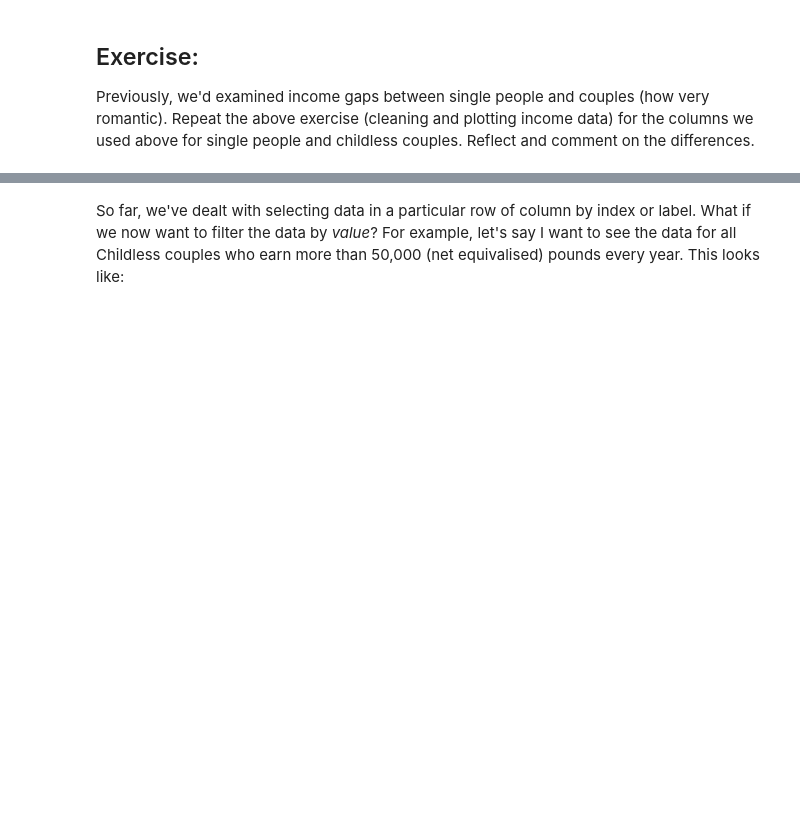
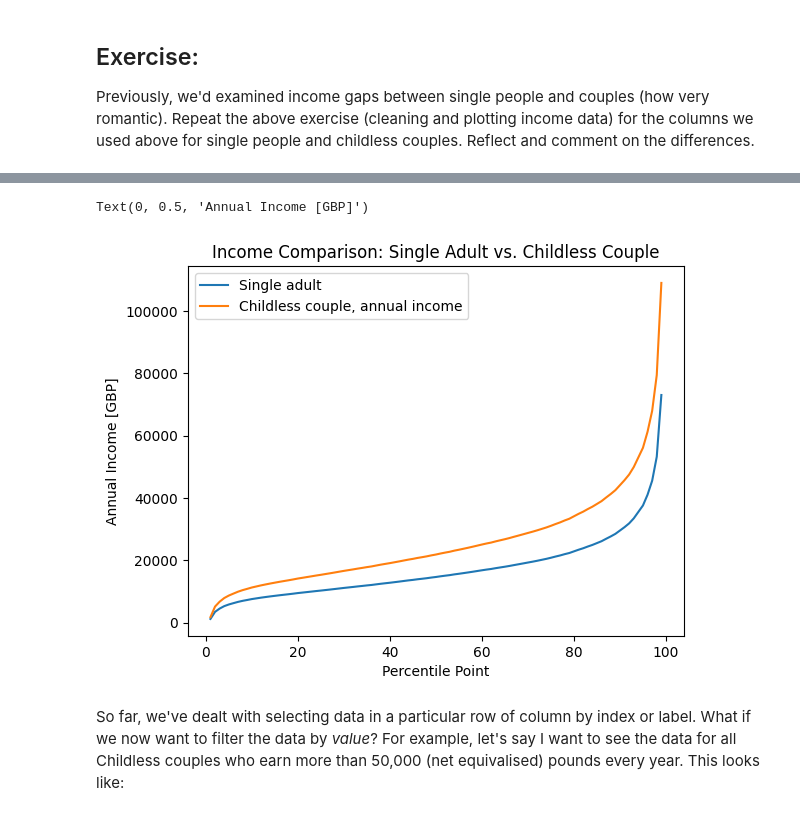
Before and after one commit to kentoosaka05/QM2, a Jupyter notebook: W2_Working_with_Data_in_Pandas.ipynb, the cells around one changed output, grey strips where cells are left out. Saved outputs shown, nothing was run; the diff lists cells and outputs as text; code cells hidden in the pictures; blank space fills up the shorter version.

```diff
--- a/W2_Working_with_Data_in_Pandas.ipynb
+++ b/W2_Working_with_Data_in_Pandas.ipynb
@@ -310,0 +309,9 @@ print("Enter your code here")
+# %%
+# Step 1: Select the columns
+import pandas as pd
+data_path = "./data/wk2/incomes.csv"
+income =  pd.read_csv(data_path, index_col=0)
+income_comparison = income[['Single adult', 'Childless couple, annual income']]
+
+# Optional: Check your new DataFrame
+income_comparison.head()
@@ -310,0 +334,7 @@ print("Enter your code here")
+# %%
+# Step 2: Clean the data
+income_comparison_clean = income_comparison.replace(',', '', regex=True)
+income_comparison_clean = income_comparison_clean.replace('-', 'NaN', regex=True).astype('float')
+
+# Optional: Check the cleaned DataFrame
+income_comparison_clean.head()
@@ -311,3 +349,15 @@ print("Enter your code here")
+# %%
+# Step 3: Plot the data
+import matplotlib.pyplot as plt
+%matplotlib inline
+
+income_comparison_clean.plot()
+plt.title('Income Comparison: Single Adult vs. Childless Couple')
+plt.xlabel('Percentile Point')
+plt.ylabel('Annual Income [GBP]')
+# %% [output]
+Text(0, 0.5, 'Annual Income [GBP]')
+[figure, added]
 # %%
 Add your reflection here.
 # %% [markdown]
```
Also changed, not shown: parts of 13 cells of this notebook.
